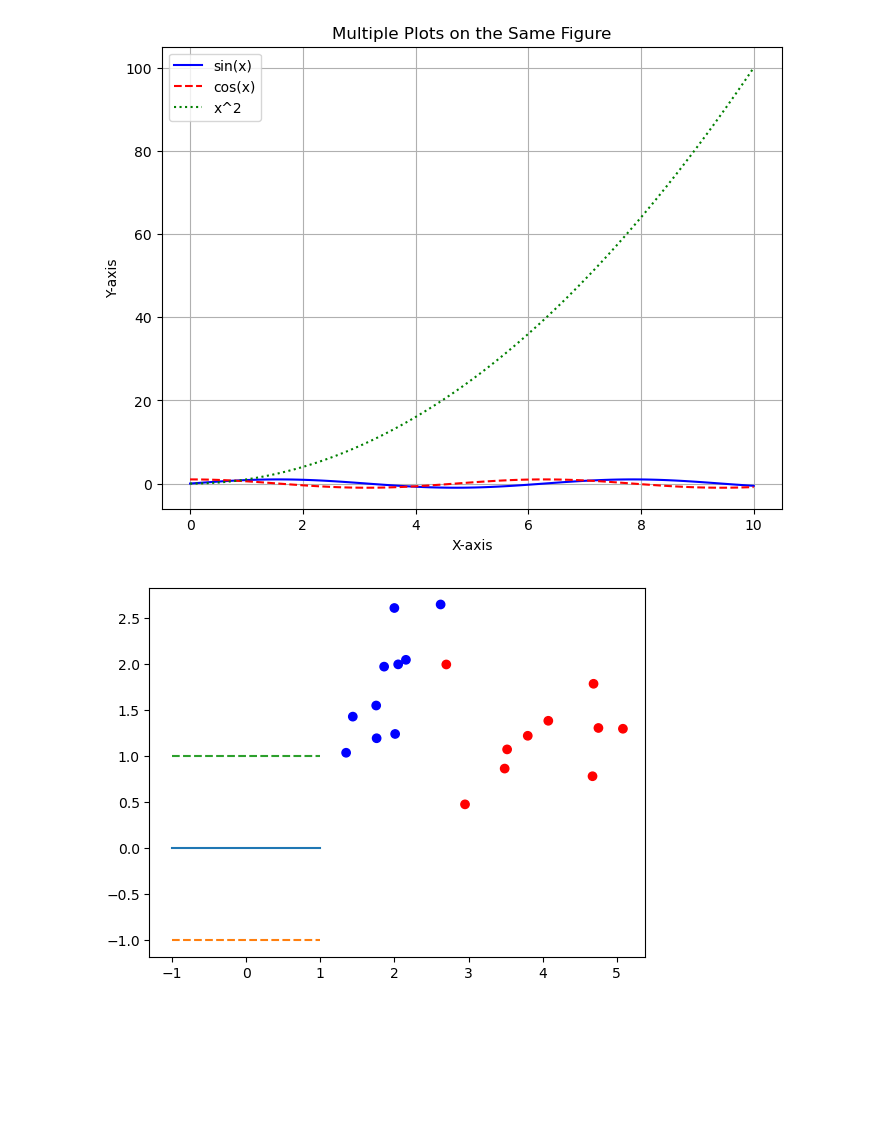
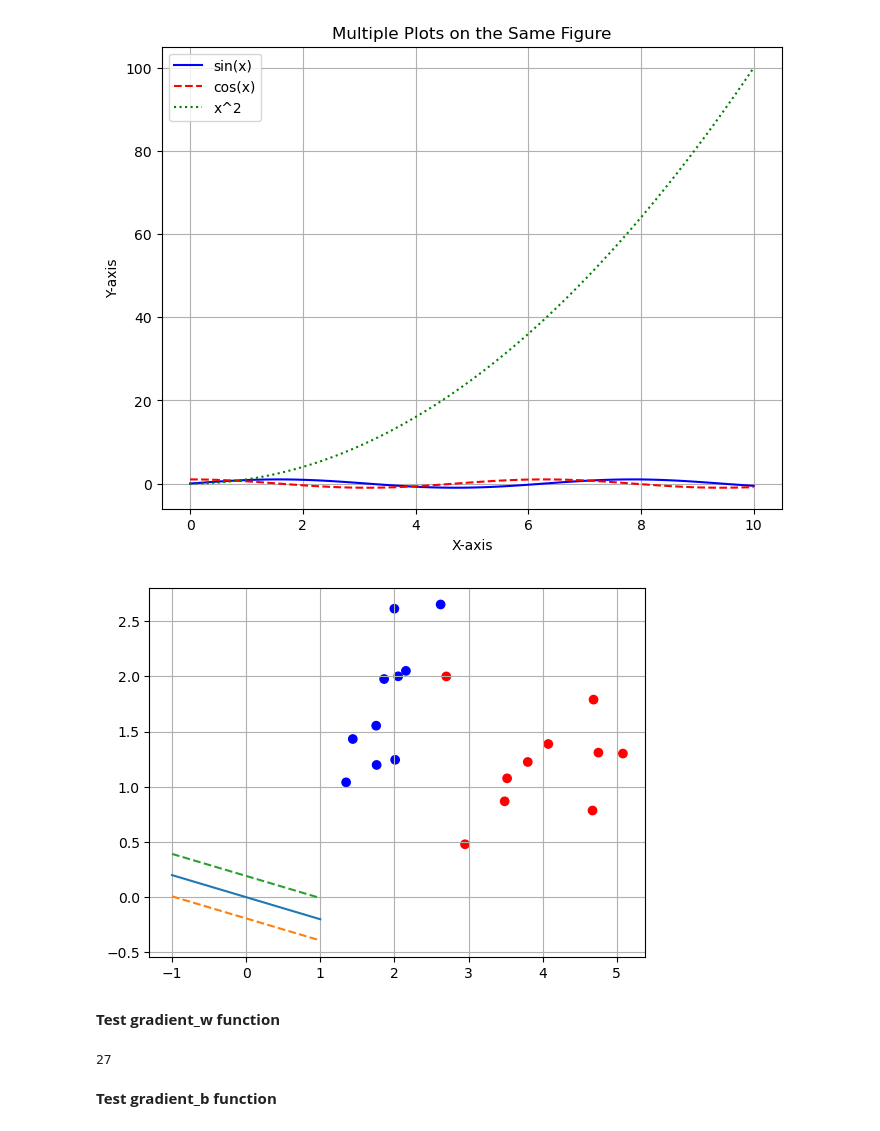
Before and after one commit to dphzz/AI_in_Control_HK231_N8, a Jupyter notebook: Support_vector_machine/Code/svm_soft_margin.ipynb, the cells around one changed output. Saved outputs shown, nothing was run; the diff lists cells and outputs as text; code cells hidden in the pictures; blank space fills up the shorter version.

```diff
--- a/Support_vector_machine/Code/svm_soft_margin.ipynb
+++ b/Support_vector_machine/Code/svm_soft_margin.ipynb
@@ -82,6 +82,7 @@ number_of_samples = data[:,0].size;
 
 def plot_data(w0, b0, data):
     plt.figure() #Create a figure to plot multiple lines
+    plt.grid()
     color = ["blue", "red"]
     for i in range(0, number_of_samples):
         if (data[i, number_of_axis - 1] > 0):
@@ -130,20 +131,40 @@ def support_vectors(w0, b0, data):
             error_set = np.append(error_set, temp_xn, axis = 0)
     return error_set
 
-def gradient_w(w0, data):
-    return 0
+def gradient_w(w0, b0, data):
+    error_set = support_vectors(w0, b0, data)
+    grad_w = np.zeros((1, number_of_axis - 1));
+    for i in range(0, error_set[:, 0].size - 1):
+        grad_w += -(error_set[i, number_of_axis - 1] * error_set[i, 0:number_of_axis - 1])
+    grad_w += (1/C) * w0
+    return grad_w
 
-def gradient_b(b0):
-    return 0
+def gradient_b(w0, b0, data):
+    error_set = support_vectors(w0, b0, data)
+    grad_b = 0;
+    for i in range(0, error_set[:, 0].size - 1):
+        grad_b += -error_set[i, number_of_axis - 1];
+    grad_b += (1/C) * b0
+    return grad_b
 
+def cost_function(w0, b0, data):
+    error_set = support_vectors(w0, b0, data)
+    total_cost = 0;
+    for i in range(0, error_set[:, 0].size - 1):
+        total_cost += 1 - (error_set[i, number_of_axis - 1] * (np.dot(w0, error_set[i, 0:(number_of_axis - 1)])) + b0)
+    total_cost += (1/(2*C)) * np.dot(w0, w0)
+    return total_cost
 
 def gradient_descent(w0, b0, data):
     w = w0
     b = b0
     iteration = 0
     for interation in range(0, 10000):
-        break;
-    return 0
+        w = w - learning_rate * gradient_w(w, b, data)
+        b = b - learning_rate * gradient_b(w, b, data)
+        if (cost_function(w, b, data) < stopping_error):
+            break;
+    return w, b
 # %%
 plot_data(data)
 # %% [output]
@@ -242,6 +263,8 @@ plt.show()
 # %% [output]
 [figure]
 # %%
-plot_data((0,1), 0, data)
+plot_data((1,5), 0, data)
 # %% [output]
-[figure, old version]
+[figure, new version]
+# %% [markdown]
+**Test gradient_w function**
@@ -247,0 +277,6 @@ plot_data((0,1), 0, data)
+# %%
+error_set.size
+# %% [output]
+27
+# %% [markdown]
+**Test gradient_b function**
```
Also changed, not shown: parts of 7 cells of this notebook.
